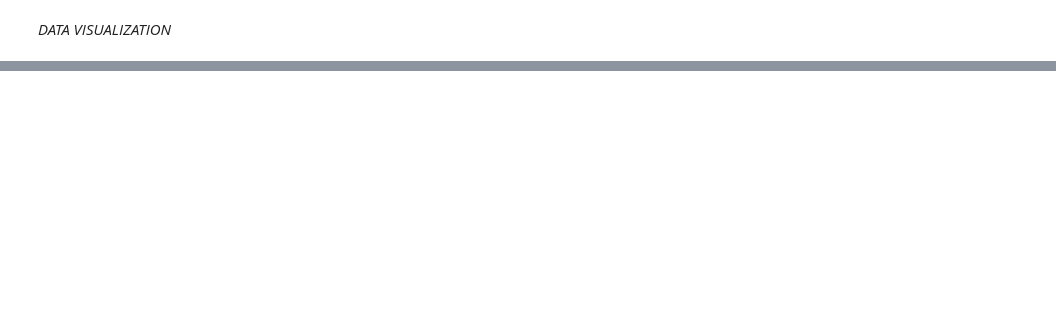
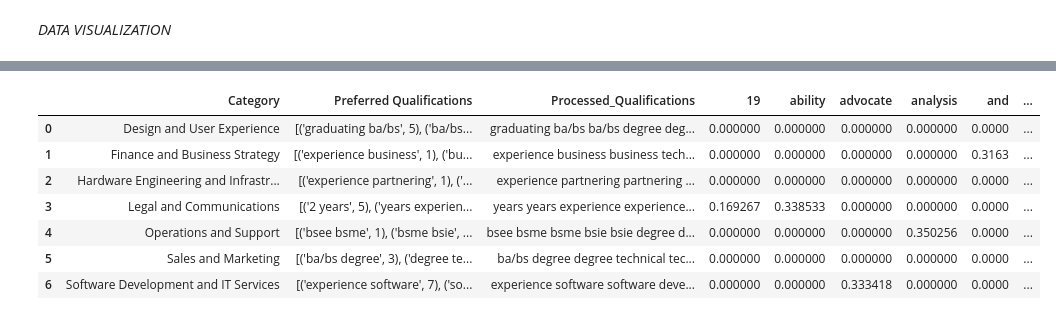
Before and after one commit to C242-PS045-Career-Match/Machine-Learning, a Jupyter notebook: CareerMatch_MLmodel.ipynb, the cells around one changed output, grey strips where cells are left out. Saved outputs shown, nothing was run; the diff lists cells and outputs as text; code cells hidden in the pictures; blank space fills up the shorter version.

```diff
--- a/CareerMatch_MLmodel.ipynb
+++ b/CareerMatch_MLmodel.ipynb
@@ -201,0 +283,3 @@ plt.show()
+# %%
+common_bigrams_qualifications_df['Preferred Qualifications'] = common_bigrams_qualifications_df['Preferred Qualifications'].apply(str)
+common_bigrams_qualifications_df
@@ -201,0 +295,28 @@ plt.show()
+# %%
+# Create a TF-IDF vectorizer
+vectorizer = TfidfVectorizer()
+
+# Fit and transform the 'processed_qualifications' column
+tfidf_matrix = vectorizer.fit_transform(common_bigrams_qualifications_df['Processed_Qualifications'])
+
+# Convert the TF-IDF matrix to a dense array (optional, for easier inspection)
+tfidf_matrix_dense = tfidf_matrix.toarray()
+
+# Create a dataframe from the TF-IDF matrix
+tfidf_df = pd.DataFrame(tfidf_matrix_dense, columns=vectorizer.get_feature_names_out())
+
+# Concatenate the TF-IDF dataframe with the original dataframe
+# This will add the vectorized columns to the original data
+final_df = pd.concat([common_bigrams_qualifications_df, tfidf_df], axis=1)
+
+# Print the resulting dataframe
+final_df
+# %% [output]
+|  | Category | Preferred Qualifications | Processed_Qualifications | 19 | ability | advocate | analysis | and | ... |
+| 0 | Design and User Experience | [('graduating ba/bs', 5), ('ba/bs... | graduating ba/bs ba/bs degree deg... | 0.000000 | 0.000000 | 0.000000 | 0.000000 | 0.0000 | ... |
+| 1 | Finance and Business Strategy | [('experience business', 1), ('bu... | experience business business tech... | 0.000000 | 0.000000 | 0.000000 | 0.000000 | 0.3163 | ... |
+| 2 | Hardware Engineering and Infrastr... | [('experience partnering', 1), ('... | experience partnering partnering ... | 0.000000 | 0.000000 | 0.000000 | 0.000000 | 0.0000 | ... |
+| 3 | Legal and Communications | [('2 years', 5), ('years experien... | years years experience experience... | 0.169267 | 0.338533 | 0.000000 | 0.000000 | 0.0000 | ... |
+| 4 | Operations and Support | [('bsee bsme', 1), ('bsme bsie', ... | bsee bsme bsme bsie bsie degree d... | 0.000000 | 0.000000 | 0.000000 | 0.350256 | 0.0000 | ... |
+| 5 | Sales and Marketing | [('ba/bs degree', 3), ('degree te... | ba/bs degree degree technical tec... | 0.000000 | 0.000000 | 0.000000 | 0.000000 | 0.0000 | ... |
+| 6 | Software Development and IT Services | [('experience software', 7), ('so... | experience software software deve... | 0.000000 | 0.000000 | 0.333418 | 0.000000 | 0.0000 | ... |
```
Also changed, not shown: parts of 16 cells of this notebook.
